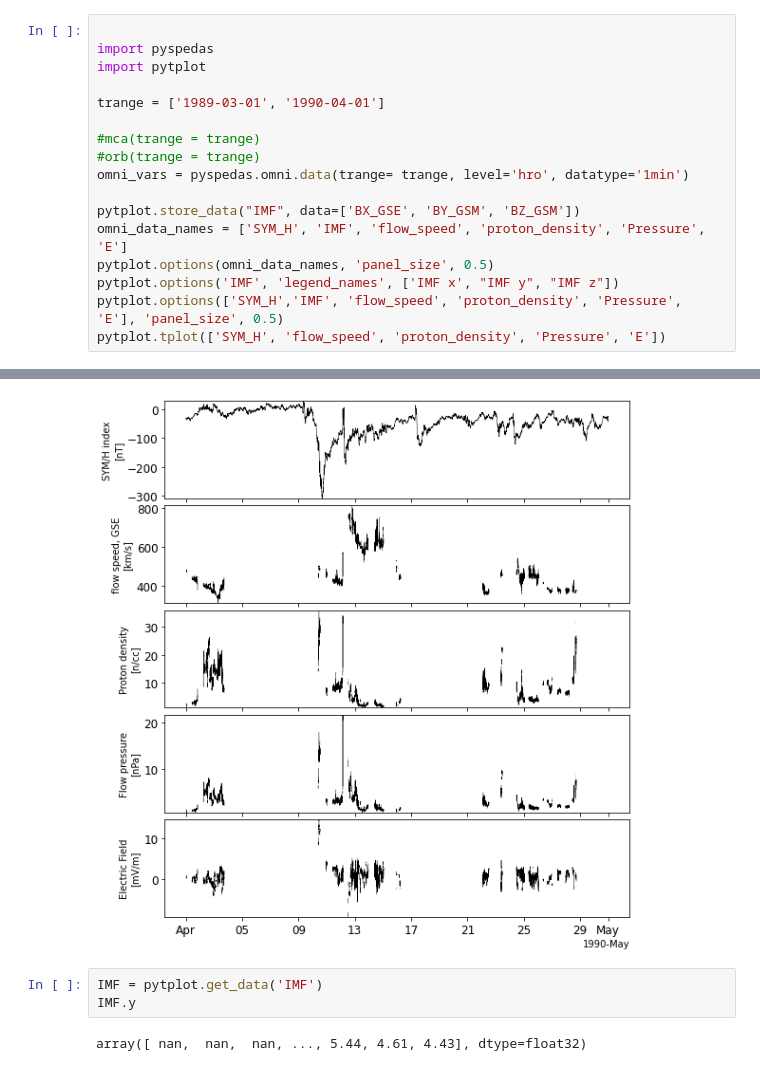
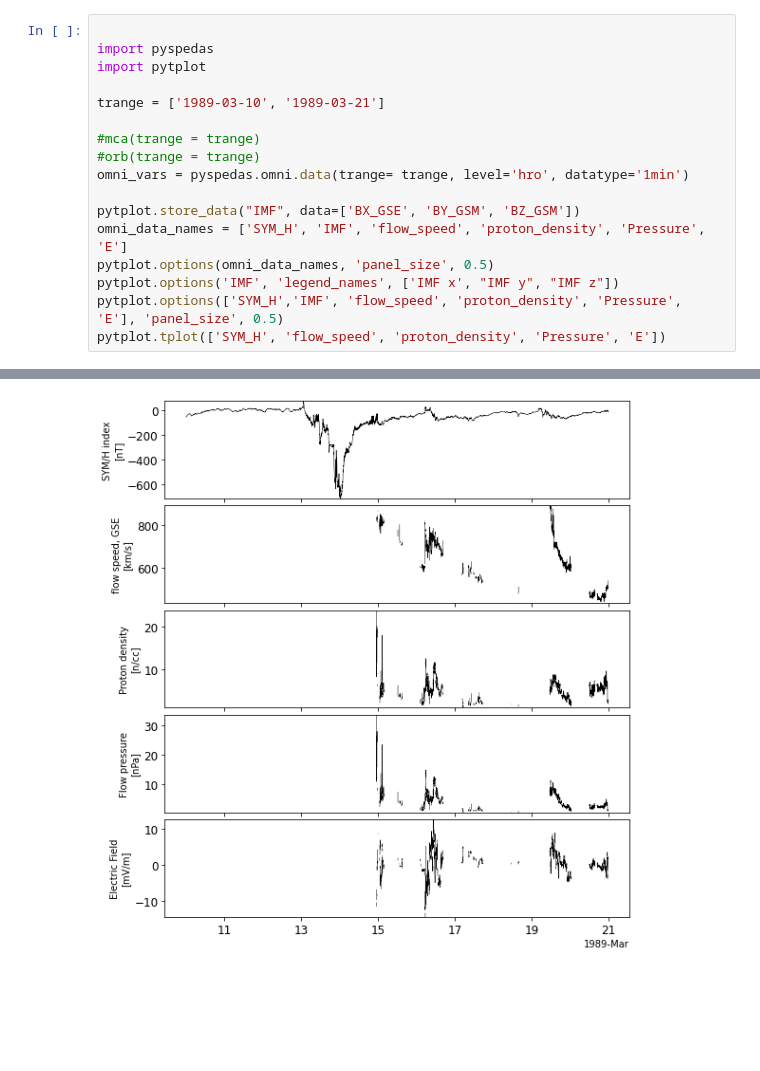
Before and after one commit to shuji-onosawa/Akebono_analysis_old, a Jupyter notebook: VLF_mca/omni_test.ipynb, the cells around one changed output, grey strips where cells are left out. Saved outputs shown, nothing was run; the diff lists cells and outputs as text; blank space fills up the shorter version.

```diff
--- a/VLF_mca/omni_test.ipynb
+++ b/VLF_mca/omni_test.ipynb
@@ -3,7 +3,7 @@
 import pyspedas
 import pytplot
 
-trange = ['1989-03-01', '1990-04-01']
+trange = ['1989-03-10', '1989-03-21']
 
 #mca(trange = trange)
 #orb(trange = trange)
@@ -38,6 +38 @@ Time clip returns full data set.
-[figure, old version]
+[figure, new version]
-# %%
-IMF = pytplot.get_data('IMF')
-IMF.y
-# %% [output]
-array([ nan,  nan,  nan, ..., 5.44, 4.61, 4.43], dtype=float32)
```
Also changed, not shown: parts of 1 cell of this notebook, 3 other files.
